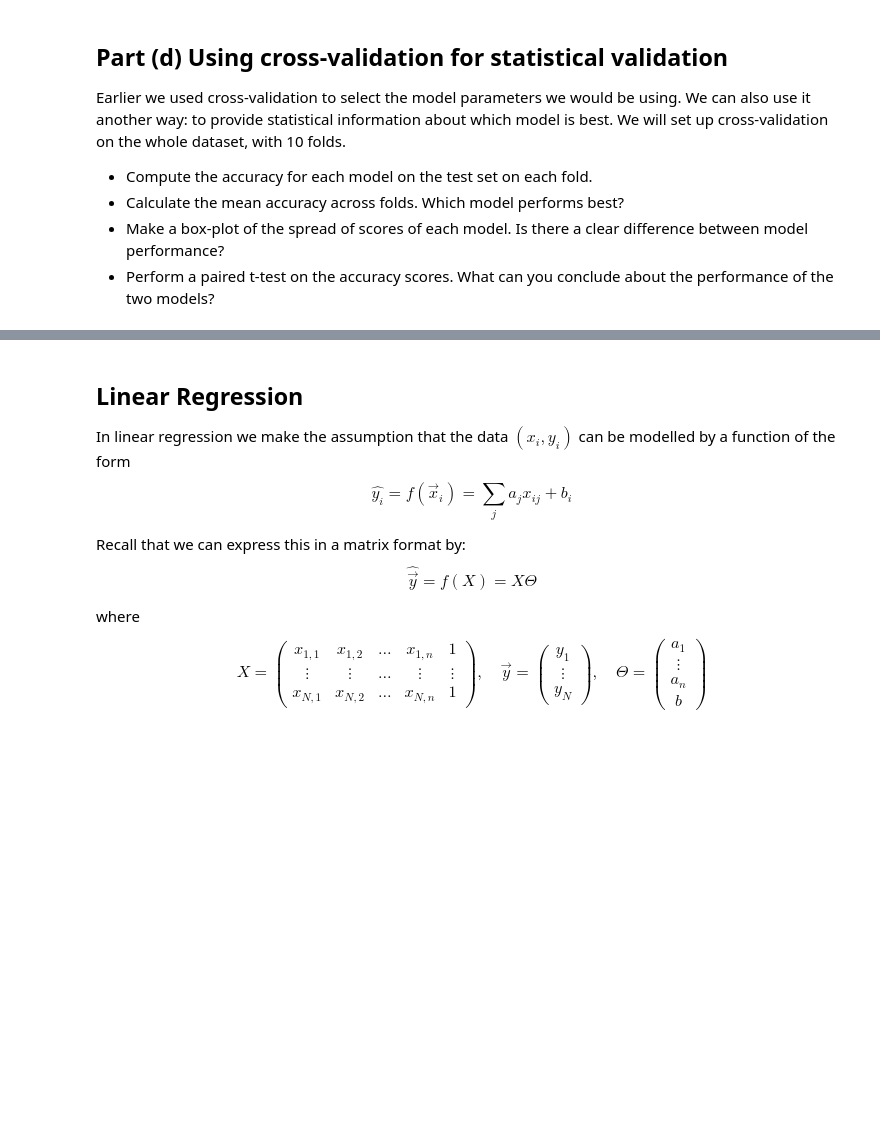
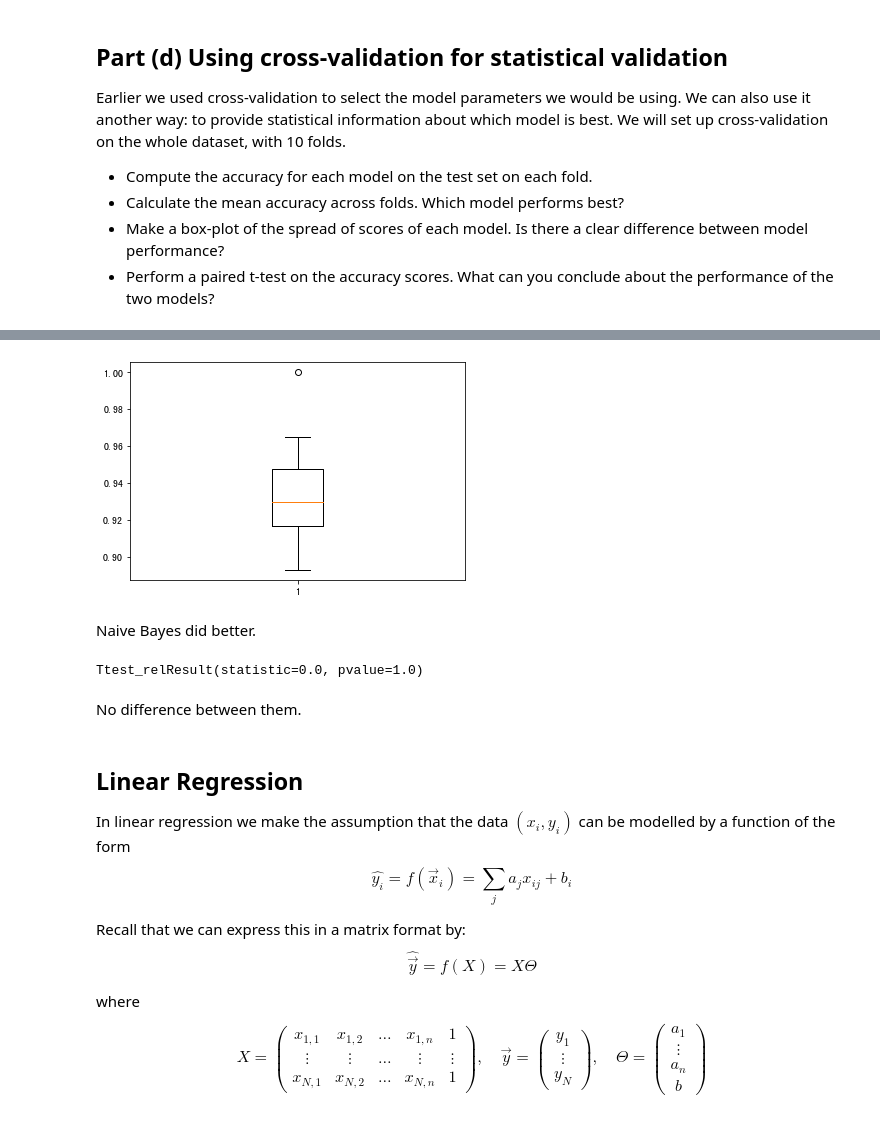
Before and after one commit to FengfanHu/INAI_Bristol, a Jupyter notebook: Week2/Worksheet 2 Week 14.ipynb, the cells around one changed output, grey strips where cells are left out. Drawn from its saved outputs; the diff is of its cells as text; code cells hidden in the pictures; blank space fills up the shorter version.

```diff
--- a/Week2/Worksheet 2 Week 14.ipynb
+++ b/Week2/Worksheet 2 Week 14.ipynb
@@ -433,7 +465,20 @@ Earlier we used cross-validation to select the model parameters we would be usin
+# %%
+plt.boxplot(nb_accuracies);
+# %% [output]
+[figure, added]
+# %% [markdown]
+Naive Bayes did better.
 # %%
 # Perform a paired t-test (you can use the function scipy.stats.ttest_rel).
 # What do you conclude about the performance of the two models?
+from scipy.stats import ttest_rel;
+
 ##TODO##
+ttest_rel(knn_accuracies, nb_accuracies)
+# %% [output]
+Ttest_relResult(statistic=0.0, pvalue=1.0)
+# %% [markdown]
+No difference between them.
 # %% [markdown]
 ## Linear Regression
 In linear regression we make the assumption that the data $(x_i, y_i)$ can be modelled by a function of the form
```
Also changed, not shown: parts of 28 cells of this notebook.
